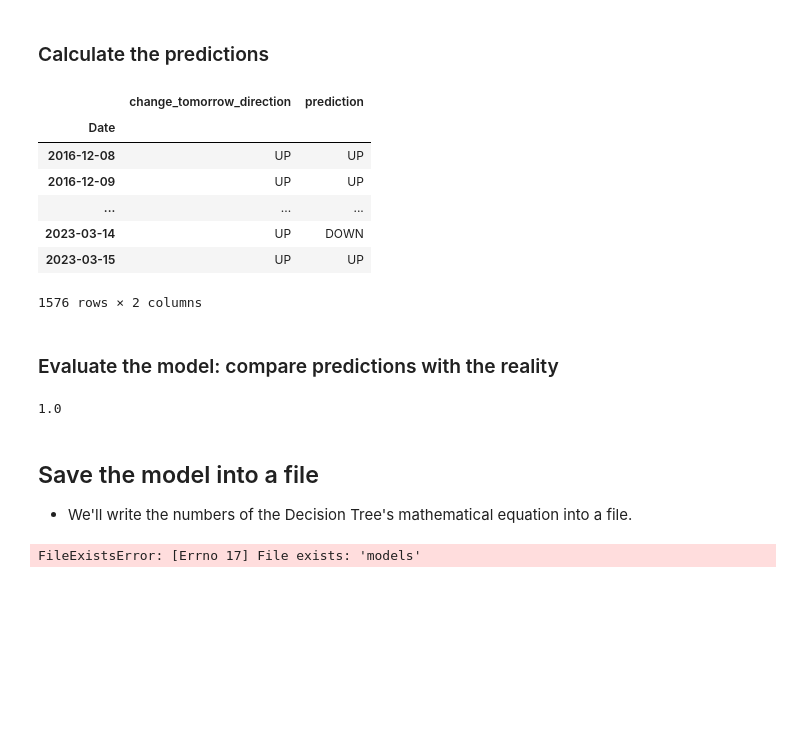
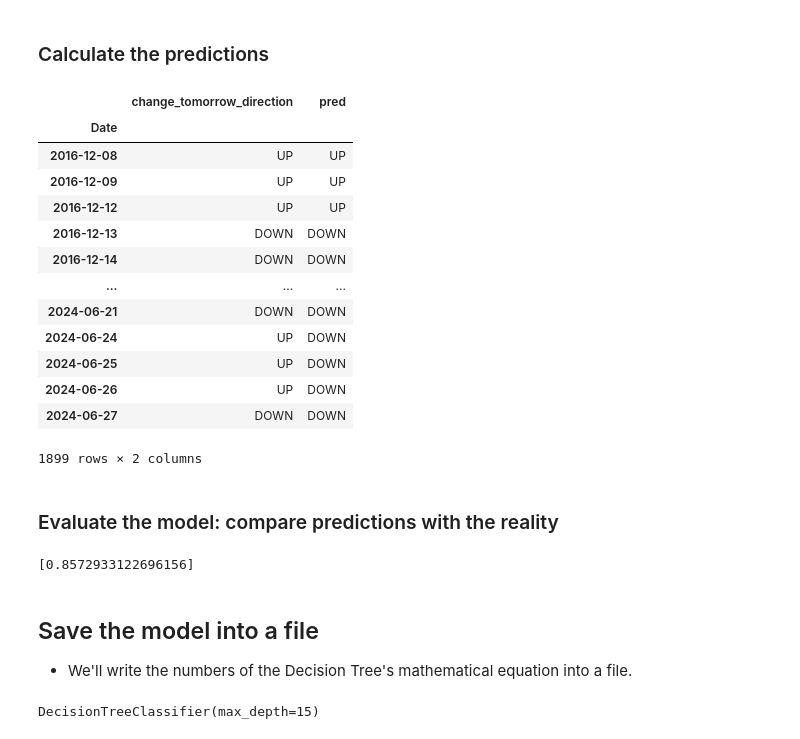
Before and after one commit to ta1k5ick/practical-python-for-algorithmic-trading-4403633, a Jupyter notebook: notebooks-course/02A_Machine Learning Classification Model.ipynb, the cells around one changed output. Cells and saved outputs as stored; diff of their text form; code cells hidden in the pictures; blank space fills up the shorter version.

```diff
--- a/notebooks-course/02A_Machine Learning Classification Model.ipynb
+++ b/notebooks-course/02A_Machine Learning Classification Model.ipynb
@@ -67,14 +60,6 @@ explanatory
 The following Python code will compute the numbers of the mathematical equation that we will use to calculate if the ticker goes UP or DOWN.
 # %%
 from sklearn.tree import DecisionTreeClassifier #Classifier coz we wanna predict a category of up and down
-model_dt7 = DecisionTreeClassifier(max_depth=7) #max_depth will limit the decision tree depth
-model_dt7.fit(X=explanatory,y=target)
-
-
-model_dt14 = DecisionTreeClassifier(max_depth=14)
-model_dt14.fit(X=explanatory,y=target2)
-
-model_dt = DecisionTreeClassifier()
-model_dt.fit(X=explanatory,y=target3)
-[target, target2, target3]
+model_dt = DecisionTreeClassifier(max_depth=15) #max_depth will limit the decision tree depth
+model_dt.fit(X=explanatory,y=target)
 # %% [output]
@@ -123,37 +75,42 @@ plot_tree(decision_tree=model_dt)
 # %% [markdown]
 ### Calculate the predictions
 # %%
-explanatory
-y_pred7 = model_dt7.predict(X=explanatory)
-y_pred14 = model_dt14.predict(X=explanatory)
+
+
 y_pred = model_dt.predict(X=explanatory)
 df_predictions = df[['change_tomorrow_direction']].copy()
-df_predictions['pred7'] = y_pred7
-df_predictions['pred14'] = y_pred14
+
+
 df_predictions['pred'] = y_pred
 # %%
-df_predictions = df[['change_tomorrow_direction']].copy()
-df_predictions['prediction'] = ???
+
 df_predictions
 # %% [output]
-|  | change_tomorrow_direction | prediction |
+|  | change_tomorrow_direction | pred |
 | Date |  |  |
 | 2016-12-08 | UP | UP |
 | 2016-12-09 | UP | UP |
+| 2016-12-12 | UP | UP |
+| 2016-12-13 | DOWN | DOWN |
+| 2016-12-14 | DOWN | DOWN |
 | ... | ... | ... |
-| 2023-03-14 | UP | DOWN |
-| 2023-03-15 | UP | UP |
+| 2024-06-21 | DOWN | DOWN |
+| 2024-06-24 | UP | DOWN |
+| 2024-06-25 | UP | DOWN |
+| 2024-06-26 | UP | DOWN |
+| 2024-06-27 | DOWN | DOWN |
-1576 rows × 2 columns
+1899 rows × 2 columns
 # %% [markdown]
 ### Evaluate the model: compare predictions with the reality
 # %%
 comp = df_predictions['change_tomorrow_direction'] == df_predictions['pred']
 
-[comp.value_counts()]
+#[comp.value_counts(),comp14.value_counts()]
 accuracy = comp.sum()/len(comp)
-accuracy
+
+[accuracy]
 # %% [output]
-1.0
+[0.8572933122696156]
 # %% [markdown]
 ## Save the model into a file
 
@@ -161,8 +118,8 @@ accuracy
 # %%
 import os
 import pickle
-os.makedirs('models')
+#os.makedirs('models')
 model_dt
 # %% [output]
-FileExistsError: [Errno 17] File exists: 'models'
+DecisionTreeClassifier(max_depth=15)
 # %%
```
Also changed, not shown: parts of 6 cells of this notebook, 19 other files.
